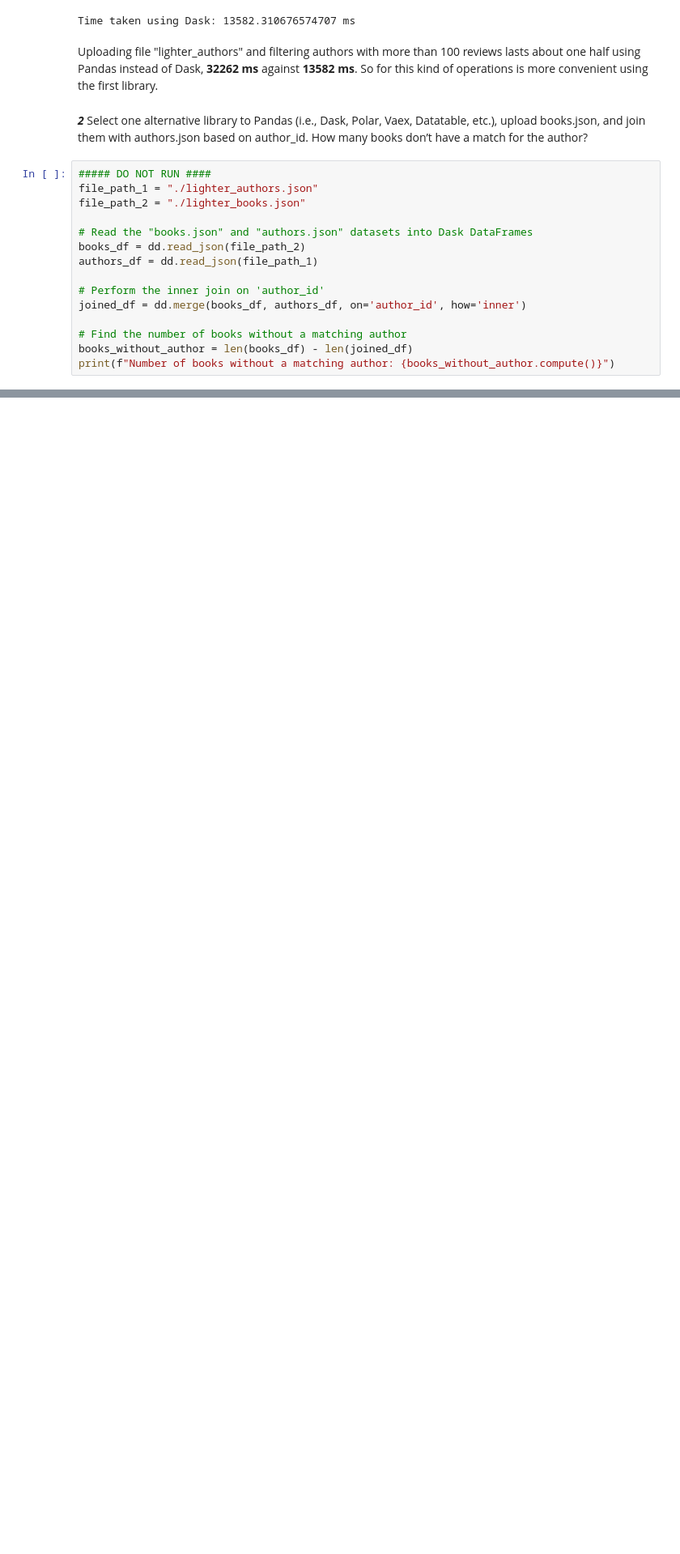
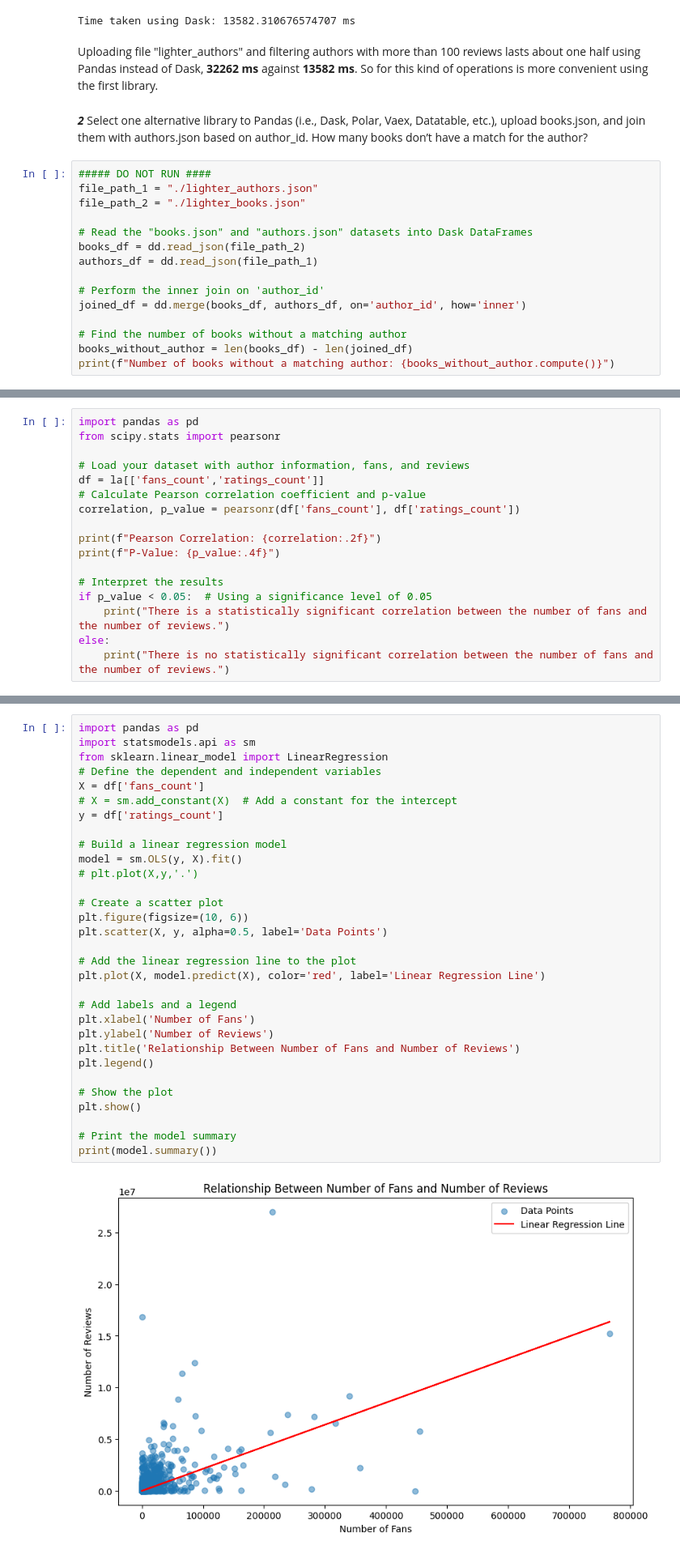
Before and after one commit to RiccardoCorr/ADM_HW_2, a Jupyter notebook: hw2.ipynb, the cells around one changed output, grey strips where cells are left out. Shown at 81% size. Drawn from its saved outputs; the diff is of its cells as text; blank space fills up the shorter version.

```diff
--- a/hw2.ipynb
+++ b/hw2.ipynb
@@ -639,0 +1126,17 @@ print(f"Number of books without a matching author: {books_without_author.compute
+# %%
+import pandas as pd
+from scipy.stats import pearsonr
+
+# Load your dataset with author information, fans, and reviews
+df = la[['fans_count','ratings_count']]
+# Calculate Pearson correlation coefficient and p-value
+correlation, p_value = pearsonr(df['fans_count'], df['ratings_count'])
+
+print(f"Pearson Correlation: {correlation:.2f}")
+print(f"P-Value: {p_value:.4f}")
+
+# Interpret the results
+if p_value < 0.05:  # Using a significance level of 0.05
+    print("There is a statistically significant correlation between the number of fans and the number of reviews.")
+else:
+    print("There is no statistically significant correlation between the number of fans and the number of reviews.")
@@ -639,0 +1147,33 @@ print(f"Number of books without a matching author: {books_without_author.compute
+# %%
+import pandas as pd
+import statsmodels.api as sm
+from sklearn.linear_model import LinearRegression
+# Define the dependent and independent variables
+X = df['fans_count']
+# X = sm.add_constant(X)  # Add a constant for the intercept
+y = df['ratings_count']
+
+# Build a linear regression model
+model = sm.OLS(y, X).fit()
+# plt.plot(X,y,'.')
+
+# Create a scatter plot
+plt.figure(figsize=(10, 6))
+plt.scatter(X, y, alpha=0.5, label='Data Points')
+
+# Add the linear regression line to the plot
+plt.plot(X, model.predict(X), color='red', label='Linear Regression Line')
+
+# Add labels and a legend
+plt.xlabel('Number of Fans')
+plt.ylabel('Number of Reviews')
+plt.title('Relationship Between Number of Fans and Number of Reviews')
+plt.legend()
+
+# Show the plot
+plt.show()
+
+# Print the model summary
+print(model.summary())
+# %% [output]
+[figure, added]
```
Also changed, not shown: parts of 24 cells of this notebook.
